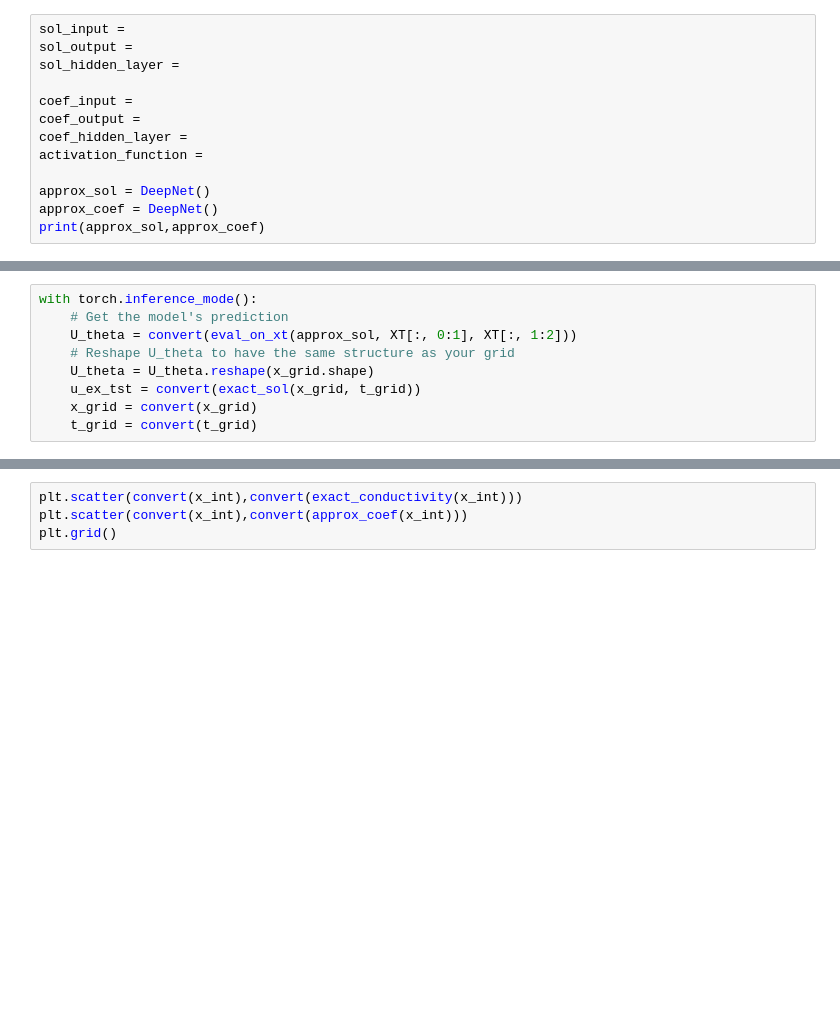
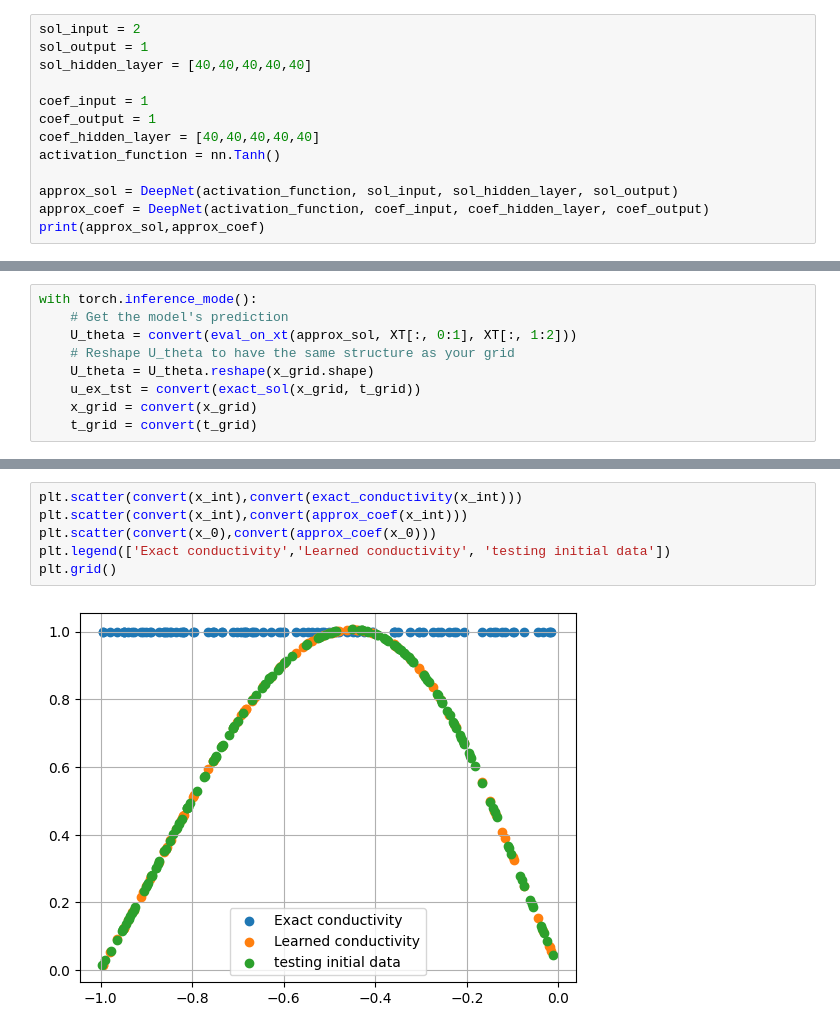
Before and after one commit to elenaionelaschipor/MLCS_2025-2026, a Jupyter notebook: lab5_inverse_pinn/Heat_2D.ipynb, the cells around one changed output, grey strips where cells are left out. Saved outputs shown, nothing was run; the diff lists cells and outputs as text; blank space fills up the shorter version.

```diff
--- a/lab5_inverse_pinn/Heat_2D.ipynb
+++ b/lab5_inverse_pinn/Heat_2D.ipynb
@@ -41,13 +45,13 @@ Initialize $u_{\theta}$ as a neural network with $2$ input, $1$ output and $5$ h
 # %%
-sol_input =
-sol_output =
-sol_hidden_layer =
+sol_input = 2
+sol_output = 1
+sol_hidden_layer = [40,40,40,40,40]
 
-coef_input =
-coef_output =
-coef_hidden_layer =
-activation_function =
+coef_input = 1
+coef_output = 1
+coef_hidden_layer = [40,40,40,40,40]
+activation_function = nn.Tanh()
 
-approx_sol = DeepNet()
-approx_coef = DeepNet()
+approx_sol = DeepNet(activation_function, sol_input, sol_hidden_layer, sol_output)
+approx_coef = DeepNet(activation_function, coef_input, coef_hidden_layer, coef_output)
 print(approx_sol,approx_coef)
@@ -340,4 +431,8 @@ plt.show()
 # %%
 plt.scatter(convert(x_int),convert(exact_conductivity(x_int)))
 plt.scatter(convert(x_int),convert(approx_coef(x_int)))
+plt.scatter(convert(x_0),convert(approx_coef(x_0)))
+plt.legend(['Exact conductivity','Learned conductivity', 'testing initial data'])
 plt.grid()
+# %% [output]
+[figure, added]
```
Also changed, not shown: parts of 18 cells of this notebook, 17 other files.
